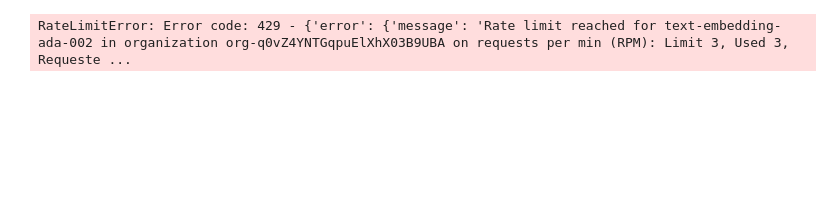
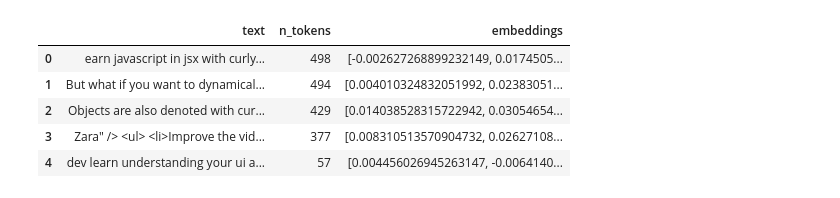
Before and after one commit to TELIT-Hackathon2023/1-karol, a Jupyter notebook: main.ipynb, the cells around one changed output. Cells and saved outputs as stored; diff of their text form; code cells hidden in the pictures; blank space fills up the shorter version.

```diff
--- a/main.ipynb
+++ b/main.ipynb
@@ -43,11 +40,17 @@ df.n_tokens.hist()
 # %%
 df['embeddings'] = df.text.apply(
     lambda x: client.embeddings.create(input=x, model='text-embedding-ada-002').data[0].embedding)
 
 df.to_csv('processed/embeddings.csv')
+df.to_json('./data.json')
 df.head()
 # %% [output]
-RateLimitError: Error code: 429 - {'error': {'message': 'Rate limit reached for text-embedding-ada-002 in organization org-q0vZ4YNTGqpuElXhX03B9UBA on requests per min (RPM): Limit 3, Used 3, Requeste ...
+|  | text | n_tokens | embeddings |
+| 0 | earn javascript in jsx with curly... | 498 | [-0.002627268899232149, 0.0174505... |
+| 1 | But what if you want to dynamical... | 494 | [0.004010324832051992, 0.02383051... |
+| 2 | Objects are also denoted with cur... | 429 | [0.014038528315722942, 0.03054654... |
+| 3 | Zara" /> <ul> <li>Improve the vid... | 377 | [0.008310513570904732, 0.02627108... |
+| 4 | dev learn understanding your ui a... | 57 | [0.004456026945263147, -0.0064140... |
 # %%
 import numpy as np
 from scipy import spatial
```
Also changed, not shown: parts of 7 cells of this notebook, 3 other files.
